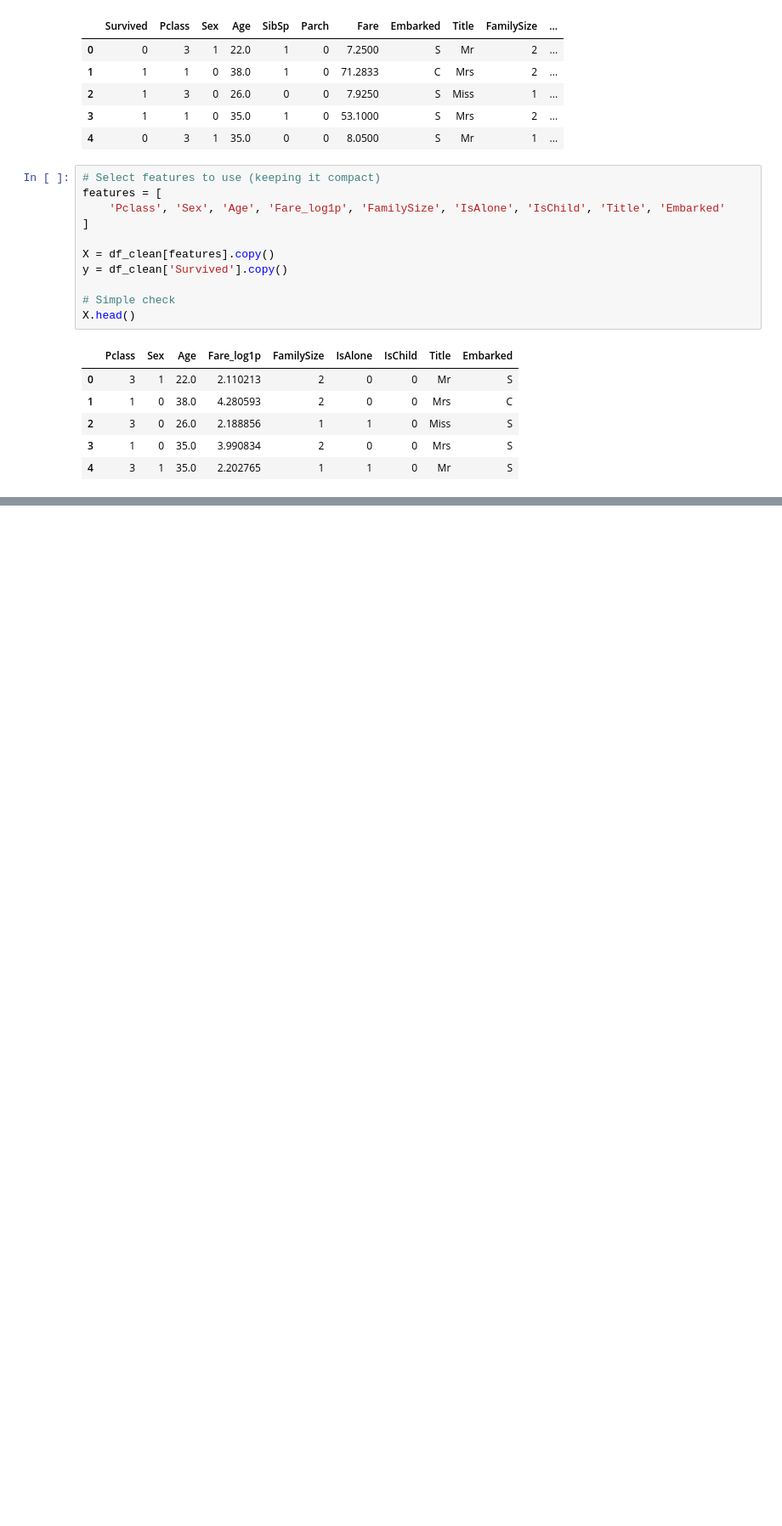
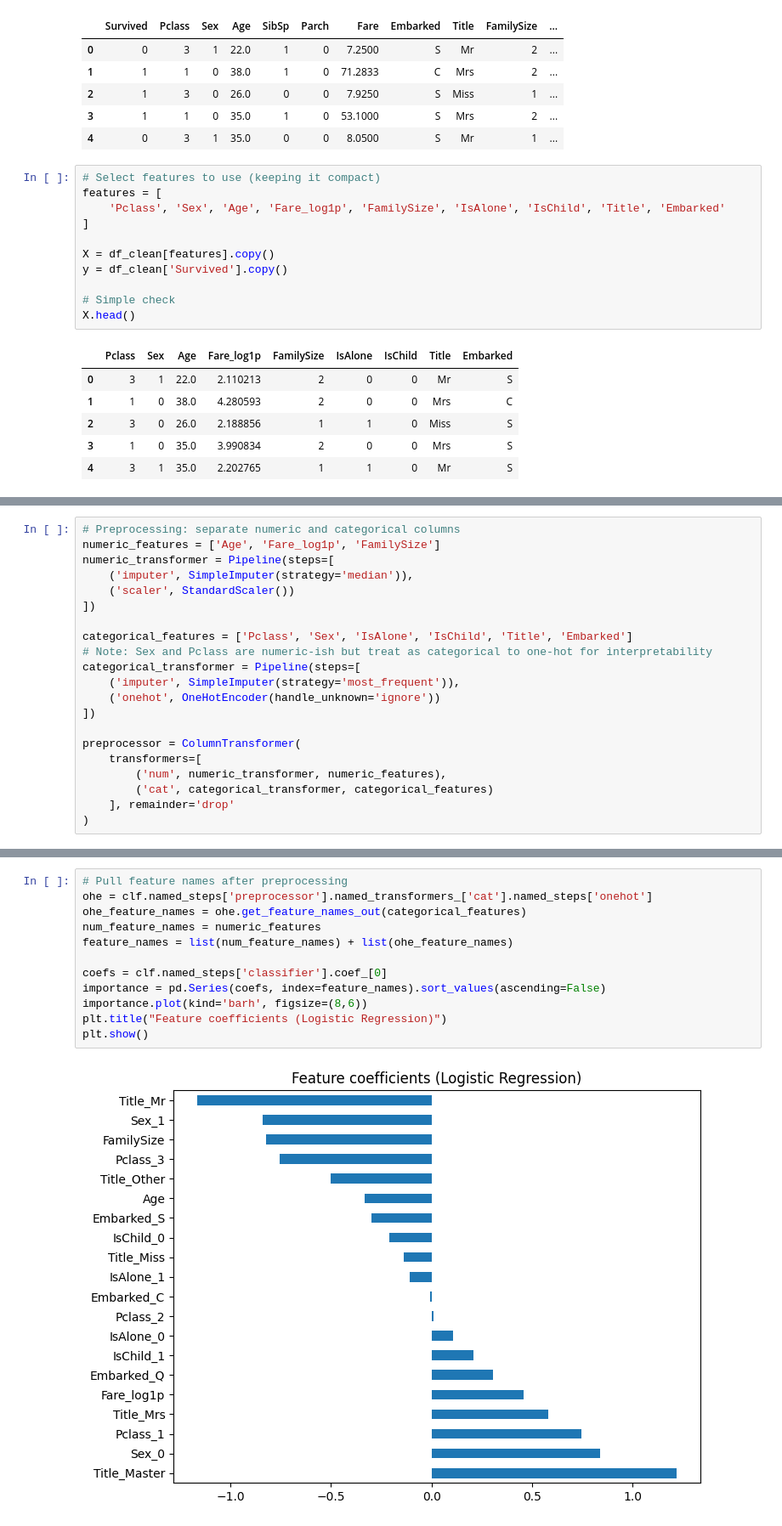
Before and after one commit to noussaiba-bs/titanic-survival, a Jupyter notebook: notebook1.ipynb, the cells around one changed output, grey strips where cells are left out. Shown at 85% size. Drawn from its saved outputs; the diff is of its cells as text; blank space fills up the shorter version.

```diff
--- a/notebook1.ipynb
+++ b/notebook1.ipynb
@@ -173,2 +178,23 @@ X.head()
 # %% [output]
 Train: (712, 9) Test: (179, 9)
+# %%
+# Preprocessing: separate numeric and categorical columns
+numeric_features = ['Age', 'Fare_log1p', 'FamilySize']
+numeric_transformer = Pipeline(steps=[
+    ('imputer', SimpleImputer(strategy='median')),
+    ('scaler', StandardScaler())
+])
+
+categorical_features = ['Pclass', 'Sex', 'IsAlone', 'IsChild', 'Title', 'Embarked']
+# Note: Sex and Pclass are numeric-ish but treat as categorical to one-hot for interpretability
+categorical_transformer = Pipeline(steps=[
+    ('imputer', SimpleImputer(strategy='most_frequent')),
+    ('onehot', OneHotEncoder(handle_unknown='ignore'))
+])
+
+preprocessor = ColumnTransformer(
+    transformers=[
+        ('num', numeric_transformer, numeric_features),
+        ('cat', categorical_transformer, categorical_features)
+    ], remainder='drop'
+)
@@ -174,0 +244,14 @@ Train: (712, 9) Test: (179, 9)
+# %%
+# Pull feature names after preprocessing
+ohe = clf.named_steps['preprocessor'].named_transformers_['cat'].named_steps['onehot']
+ohe_feature_names = ohe.get_feature_names_out(categorical_features)
+num_feature_names = numeric_features
+feature_names = list(num_feature_names) + list(ohe_feature_names)
+
+coefs = clf.named_steps['classifier'].coef_[0]
+importance = pd.Series(coefs, index=feature_names).sort_values(ascending=False)
+importance.plot(kind='barh', figsize=(8,6))
+plt.title("Feature coefficients (Logistic Regression)")
+plt.show()
+# %% [output]
+[figure, added]
```
Also changed, not shown: parts of 6 cells of this notebook, 1 other file.
